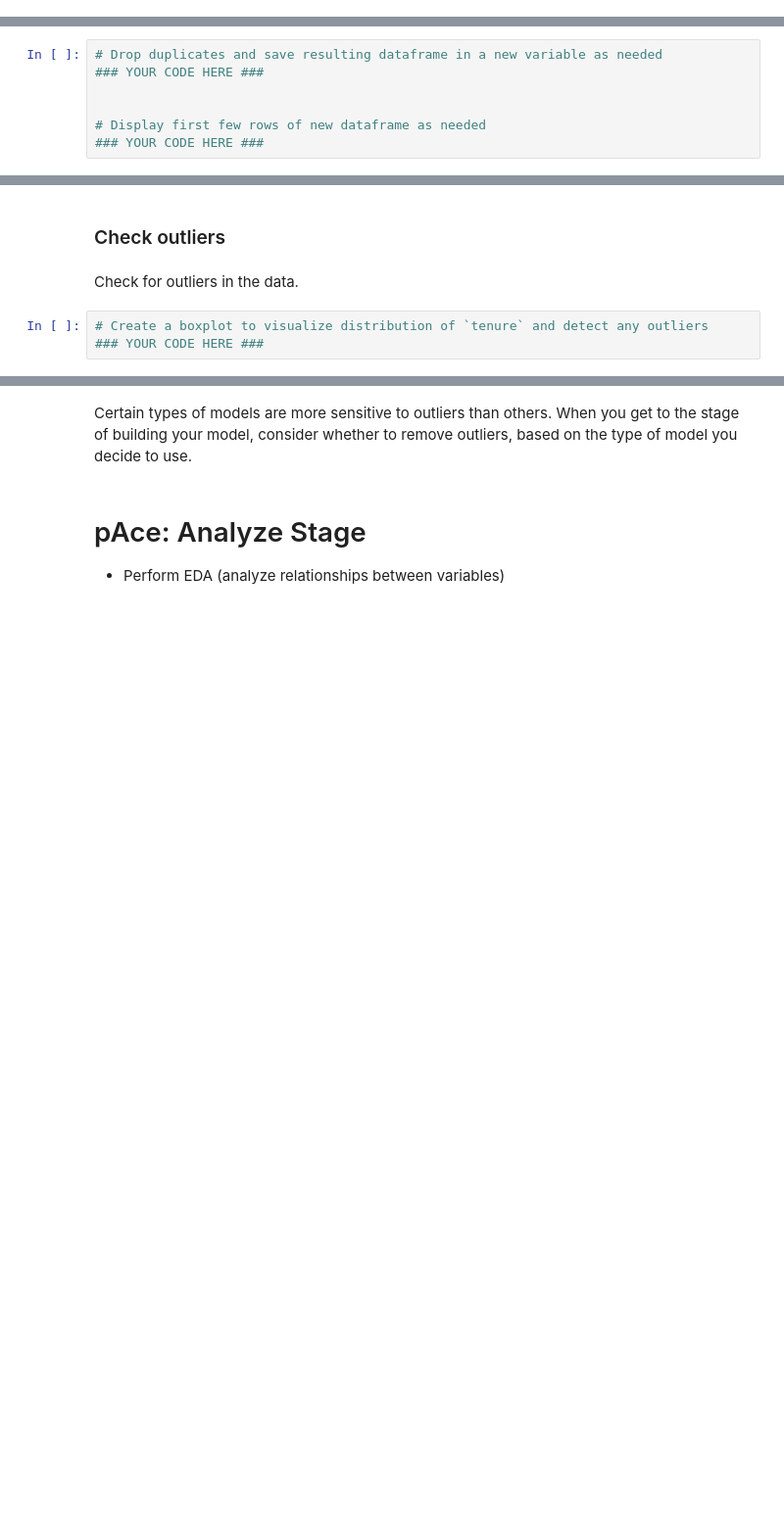
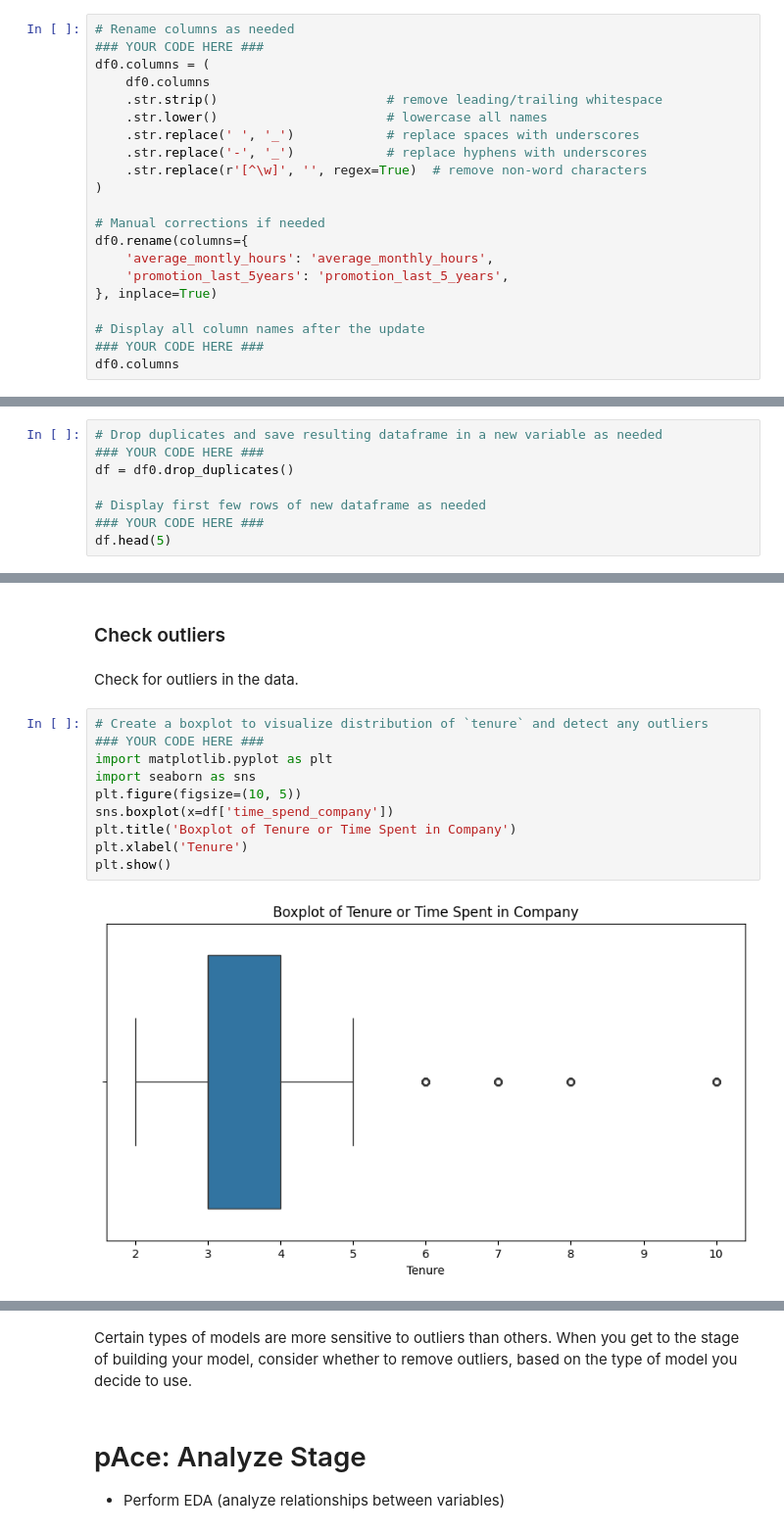
Before and after one commit to edilma/salifor, a Jupyter notebook: Activity_ Course 7 Salifort Motors project lab.ipynb, the cells around one changed output, grey strips where cells are left out. Shown: that part at 98% size. Saved outputs shown, nothing was run; the diff lists cells and outputs as text; blank space fills up the shorter version.

```diff
--- a/Activity_ Course 7 Salifort Motors project lab.ipynb
+++ b/Activity_ Course 7 Salifort Motors project lab.ipynb
@@ -112,0 +180,21 @@ As a data cleaning step, rename the columns as needed. Standardize the column na
+# %%
+# Rename columns as needed
+### YOUR CODE HERE ###
+df0.columns = (
+    df0.columns
+    .str.strip()                      # remove leading/trailing whitespace
+    .str.lower()                      # lowercase all names
+    .str.replace(' ', '_')            # replace spaces with underscores
+    .str.replace('-', '_')            # replace hyphens with underscores
+    .str.replace(r'[^\w]', '', regex=True)  # remove non-word characters
+)
+
+# Manual corrections if needed
+df0.rename(columns={
+    'average_montly_hours': 'average_monthly_hours',
+    'promotion_last_5years': 'promotion_last_5_years',
+}, inplace=True)
+
+# Display all column names after the update
+### YOUR CODE HERE ###
+df0.columns
@@ -130,7 +247,8 @@ Check for any duplicate entries in the data.
 # %%
 # Drop duplicates and save resulting dataframe in a new variable as needed
 ### YOUR CODE HERE ###
-
+df = df0.drop_duplicates()
 
 # Display first few rows of new dataframe as needed
 ### YOUR CODE HERE ###
+df.head(5)
@@ -141,3 +266,12 @@ Check for outliers in the data.
 # %%
 # Create a boxplot to visualize distribution of `tenure` and detect any outliers
 ### YOUR CODE HERE ###
+import matplotlib.pyplot as plt
+import seaborn as sns
+plt.figure(figsize=(10, 5))
+sns.boxplot(x=df['time_spend_company'])
+plt.title('Boxplot of Tenure or Time Spent in Company')
+plt.xlabel('Tenure')
+plt.show()
+# %% [output]
+[figure, added]
```
Also changed, not shown: parts of 15 cells of this notebook, 1 other file.
